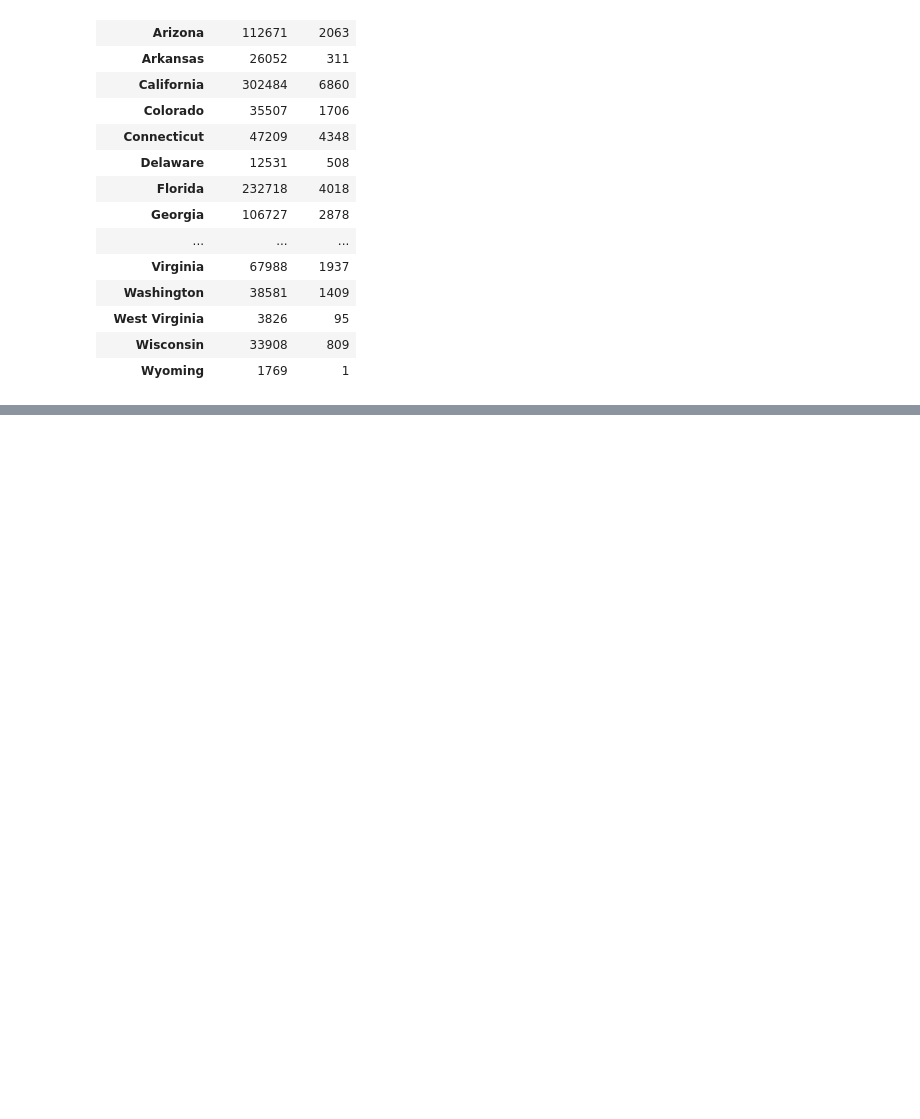
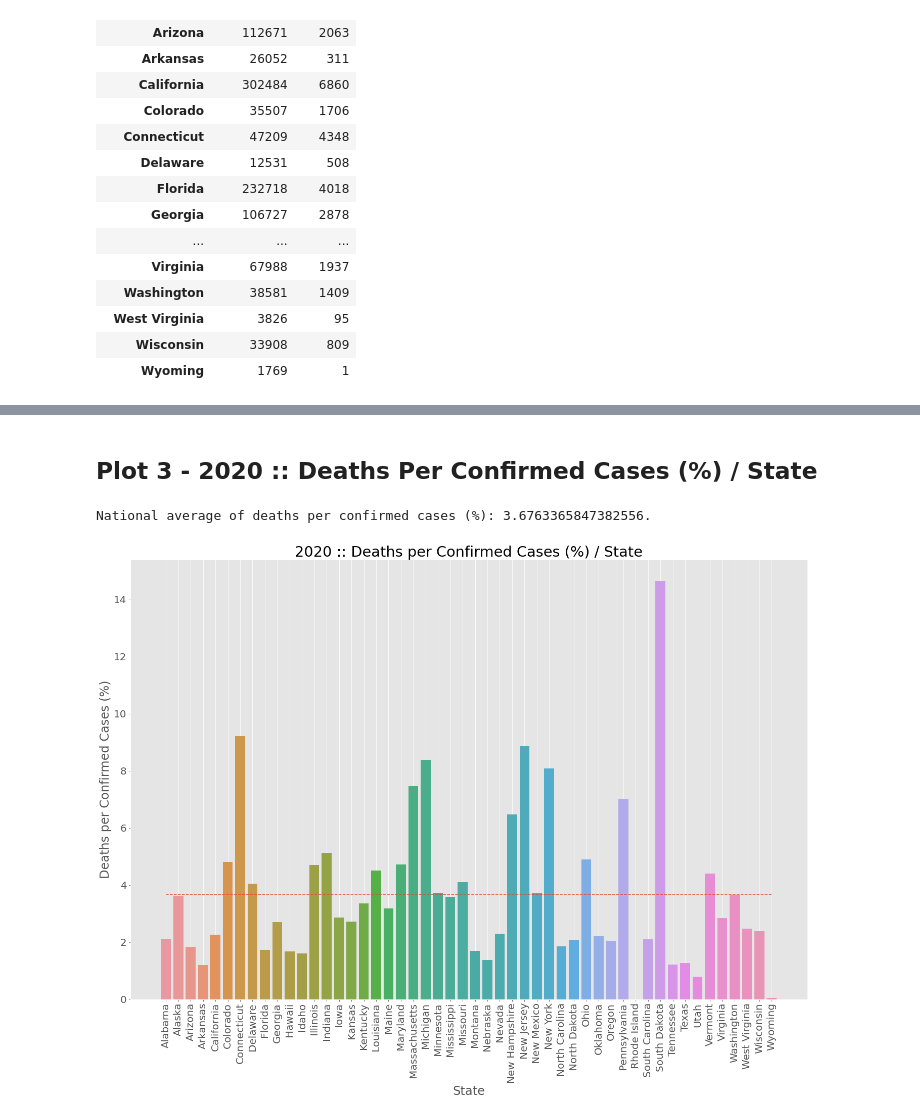
Before and after one commit to MechaBirdzilla/Project-1, a Jupyter notebook: dataframes.ipynb, the cells around one changed output, grey strips where cells are left out. Saved outputs shown, nothing was run; the diff lists cells and outputs as text; code cells hidden in the pictures; blank space fills up the shorter version.

```diff
--- a/dataframes.ipynb
+++ b/dataframes.ipynb
@@ -247,0 +184,20 @@ len(vaccination_clean_df)
+# %% [markdown]
+## Plot 3 - 2020 :: Deaths Per Confirmed Cases (%) / State
+# %%
+plt.figure(figsize=(24,16))
+
+mean_deaths_per_cases = merged_df["Deaths per Confirmed Cases (%)"].mean()
+print (f"National average of deaths per confirmed cases (%): {mean_deaths_per_cases}.")
+
+# Creating the plot using Matplotlib's pyplot methods
+sns.barplot(x=merged_df["Province_State"], y=merged_df["Deaths per Confirmed Cases (%)"])
+plt.title("2020 :: Deaths per Confirmed Cases (%) / State")
+plt.xlabel("State")
+plt.ylabel("Deaths per Confirmed Cases (%)")
+plt.xticks(rotation="vertical")
+plt.grid()
+plt.plot(merged_df["Province_State"], pd.Series(mean_deaths_per_cases, index=range(len(merged_df))),linestyle="--")
+plt.savefig(fname="./images/2020 - Deaths Per Confirmed Cases.png")
+# %% [output]
+National average of deaths per confirmed cases (%): 3.6763365847382556.
+[figure, added]
```
Also changed, not shown: parts of 45 cells of this notebook, 12 other files.
